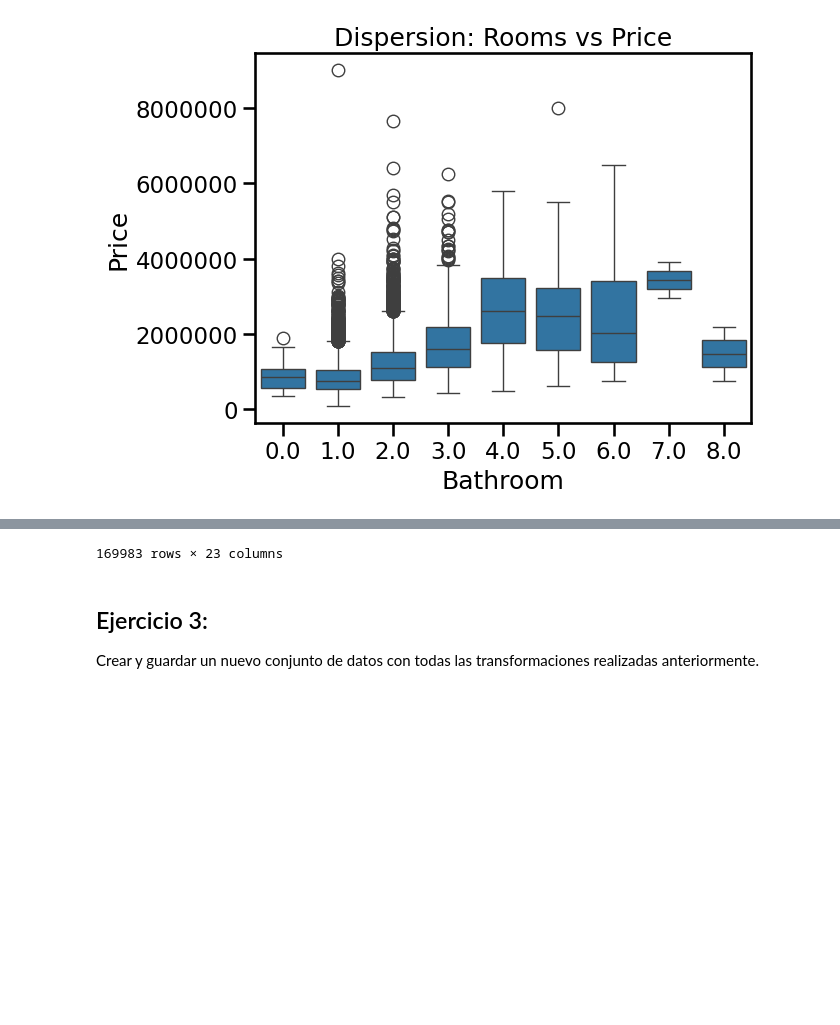
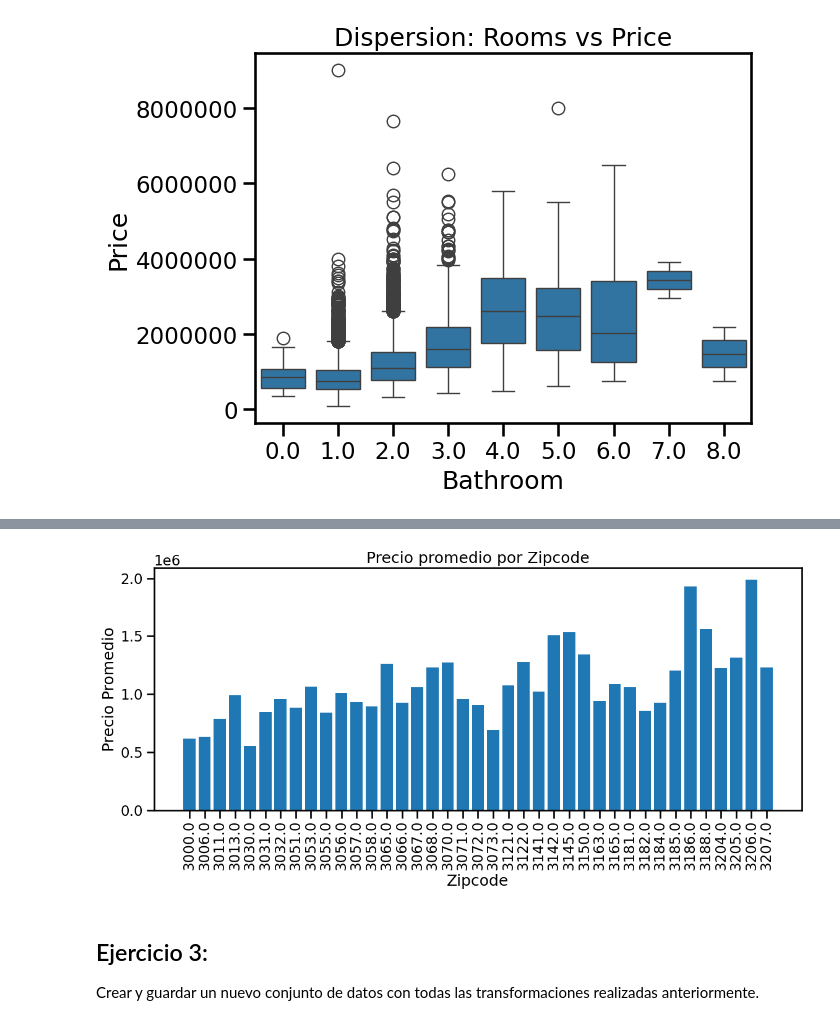
Before and after one commit to ramirobarone/CienciaDeDatosDiplo, a Jupyter notebook: Entregable_parte_1_eycd.ipynb, the cells around one changed output, grey strips where cells are left out. Cells and saved outputs as stored; diff of their text form; code cells hidden in the pictures; blank space fills up the shorter version.

```diff
--- a/Entregable_parte_1_eycd.ipynb
+++ b/Entregable_parte_1_eycd.ipynb
@@ -438,10 +447,33 @@ plt.show()
 # Agregar información adicional respectiva al entorno de una propiedad a partir del [conjunto de datos de AirBnB](https://www.kaggle.com/tylerx/melbourne-airbnb-open-data?select=cleansed_listings_dec18.csv) utilizado en el práctico.
 #   1. Seleccionar qué variables agregar y qué combinaciones aplicar a cada una. Por ejemplo, pueden utilizar solo la columna `price`, o aplicar múltiples transformaciones como la mediana (porque no la media?) o el mínimo.
 #   2. Utilizar la variable zipcode para unir los conjuntos de datos. Sólo incluir los zipcodes que tengan una cantidad mínima de registros (a elección) como para que la información agregada sea relevante.
-#   3. Mostrar un gráfico zipcode vs airbnb_price_median.
+#   3. Mostrar un gráfico zipcode vs airbnb_price_median. ()
 #   4. Investigar al menos otras 2 variables que puedan servir para combinar los datos, y justificar si serían adecuadas o no. Pueden asumir que cuentan con la ayuda de anotadores expertos para encontrar equivalencias entre barrios o direcciones, o que cuentan con algoritmos para encontrar las n ubicaciones más cercanas a una propiedad a partir de sus coordenadas geográficas. **NO** es necesario que realicen la implementación.
 #   5. Si las coordenadas geoespaciales estuvieran disponibles, como las usarian?
 
-resultAirbnb = pandas.read_sql(queryJoin, con=engine)
-resultAirbnb
+queryZipCode = "select a.zipcode, count(*) as total from airbnb a inner join melb m on a.zipcode = m.Postcode group by a.zipcode having total > 1000"
+resultJoin = pandas.read_sql(queryZipCode, con=engine)
+zipcodes = resultJoin['zipcode'].tolist()
+zipcodes
+
+queryZipCodeClear = "select * from melb m inner join airbnb a on a.zipcode = m.Postcode where a.zipcode in (" + ','.join(map(str, zipcodes)) + ")"
+resultqueryZipCodeClear = pandas.read_sql(queryZipCodeClear, con=engine)
+resultqueryZipCodeClear
+
+# resultqueryZipCodeClear.groupby('zipcode').agg(
+#     total=('Price', 'count'),
+#     precio_promedio=('Price', 'mean'),
+#     precio_median=('Price', 'median')
+# ).reset_index().sort_values('total', ascending=False)
+
+df_zipcode = resultqueryZipCodeClear.groupby('zipcode', as_index=False)['Price'].mean().rename(columns={'Price': 'precio_promedio'})
+
+plt.figure(figsize=(12, 6))
+plt.bar(df_zipcode['zipcode'].astype(str), df_zipcode['precio_promedio'])
+plt.xlabel('Zipcode')
+plt.ylabel('Precio Promedio')
+plt.title('Precio promedio por Zipcode')
+plt.xticks(rotation=90)
+plt.tight_layout()
+plt.show()
 # %% [output]
@@ -468,4 +496,4 @@ resultAirbnb
-169983 rows × 23 columns
+[figure, added]
 # %%
 airbnb_df.groupby('zipcode').agg(
     total=('Price', 'count'),
```
Also changed, not shown: parts of 15 cells of this notebook.
